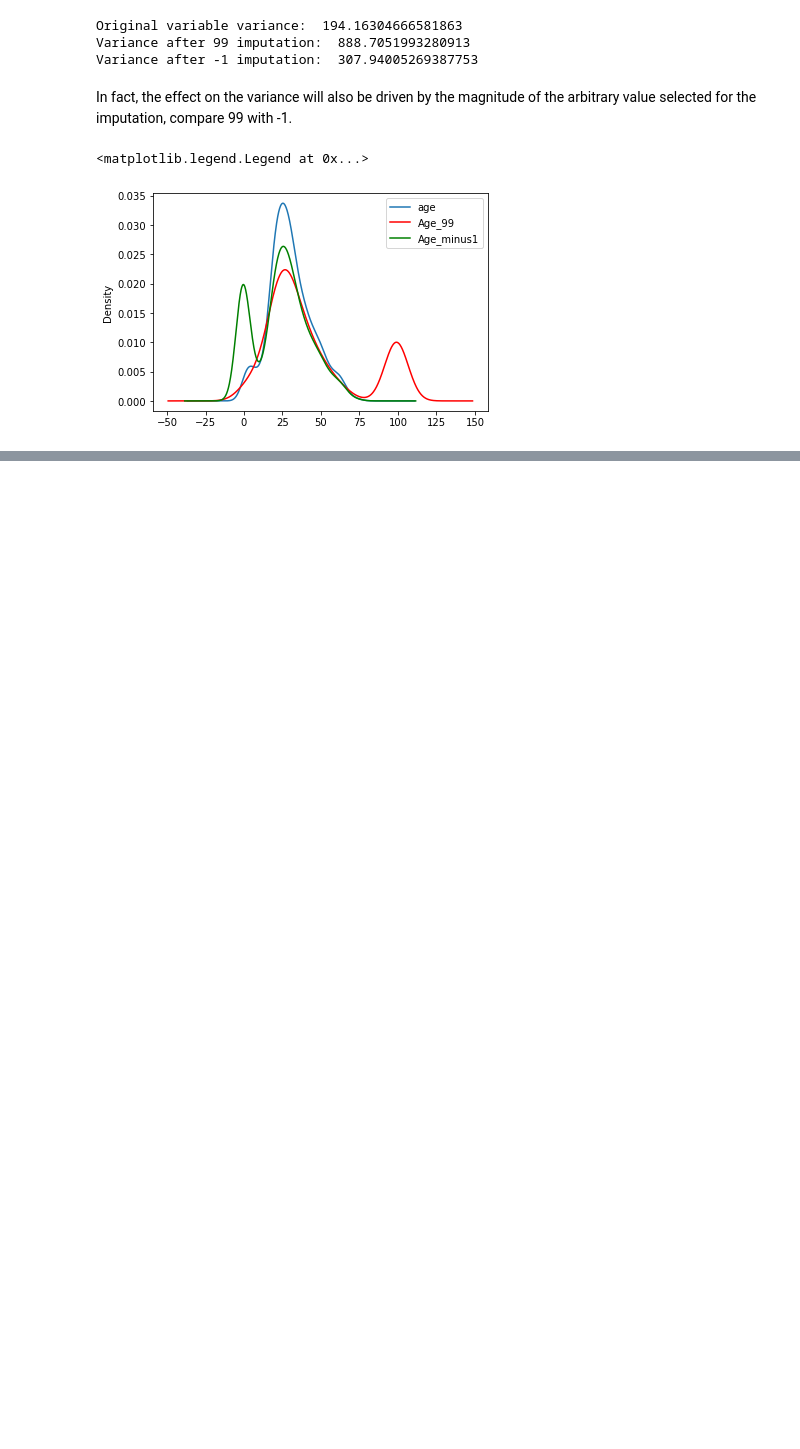
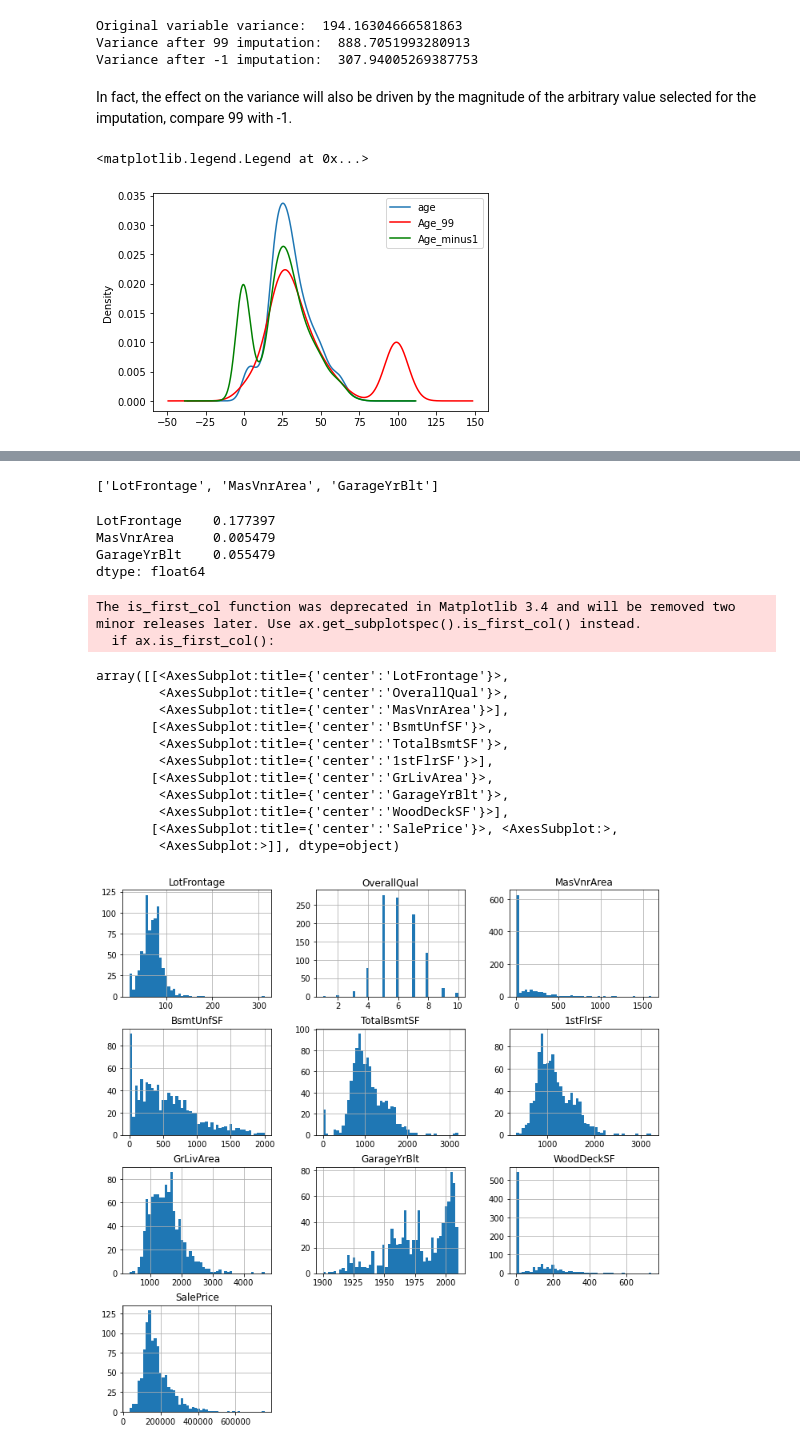
Before and after one commit to pvsnp9/Feature-Enginering, a Jupyter notebook: section_missing_data/03_arbitrary_value_imputation.ipynb, the cells around one changed output, grey strips where cells are left out. Saved outputs shown, nothing was run; the diff lists cells and outputs as text; code cells hidden in the pictures; blank space fills up the shorter version.

```diff
--- a/section_missing_data/03_arbitrary_value_imputation.ipynb
+++ b/section_missing_data/03_arbitrary_value_imputation.ipynb
@@ -176,0 +215,7 @@ ax.legend(lines, labels, loc='best')
+# %%
+use_columns = [
+    'OverallQual', 'TotalBsmtSF', '1stFlrSF', 'GrLivArea', 'WoodDeckSF',
+    'BsmtUnfSF', 'LotFrontage', 'MasVnrArea', 'GarageYrBlt', 'SalePrice'
+]
+
+data = pd.read_csv('../datasets/houseprice.csv', usecols=use_columns)
@@ -176,0 +231,36 @@ ax.legend(lines, labels, loc='best')
+# %%
+# lets find out the variables with missing values
+[var for var in data.columns if data[var].isnull().sum() > 0]
+# %% [output]
+['LotFrontage', 'MasVnrArea', 'GarageYrBlt']
+# %%
+# lets check the missing precentage
+data[['LotFrontage', 'MasVnrArea', 'GarageYrBlt']].isnull().mean()
+# %% [output]
+LotFrontage    0.177397
+MasVnrArea     0.005479
+GarageYrBlt    0.055479
+dtype: float64
+# %%
+X_train, X_test, y_train, y_test = train_test_split(data,
+                                                    data['SalePrice'],
+                                                    test_size=0.3,
+                                                    random_state=0
+                                                )
+# %%
+X_train.hist(bins=50, figsize=(12,12))
+# %% [output]
+The is_first_col function was deprecated in Matplotlib 3.4 and will be removed two minor releases later. Use ax.get_subplotspec().is_first_col() instead.
+  if ax.is_first_col():
+array([[<AxesSubplot:title={'center':'LotFrontage'}>,
+        <AxesSubplot:title={'center':'OverallQual'}>,
+        <AxesSubplot:title={'center':'MasVnrArea'}>],
+       [<AxesSubplot:title={'center':'BsmtUnfSF'}>,
+        <AxesSubplot:title={'center':'TotalBsmtSF'}>,
+        <AxesSubplot:title={'center':'1stFlrSF'}>],
+       [<AxesSubplot:title={'center':'GrLivArea'}>,
+        <AxesSubplot:title={'center':'GarageYrBlt'}>,
+        <AxesSubplot:title={'center':'WoodDeckSF'}>],
+       [<AxesSubplot:title={'center':'SalePrice'}>, <AxesSubplot:>,
+        <AxesSubplot:>]], dtype=object)
+[figure, added]
```
Also changed, not shown: parts of 15 cells of this notebook, 4 other files.
